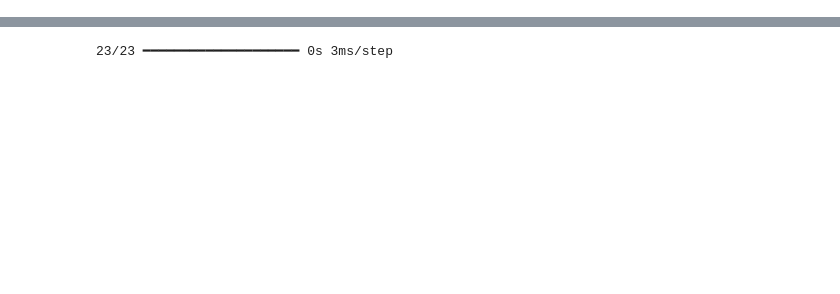
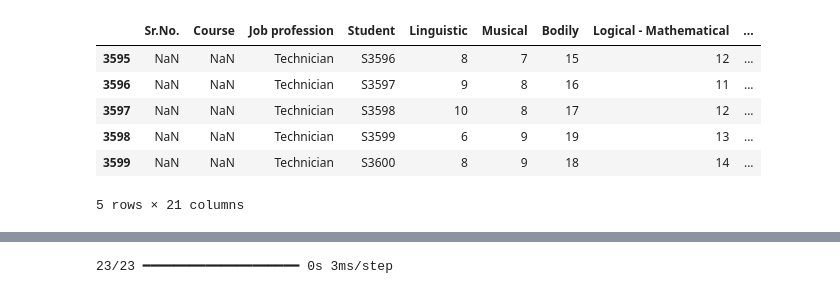
Before and after one commit to Vyshnavi262007/Student_prediction_using_ANN, a Jupyter notebook: student_prediction_microproject.ipynb, the cells around one changed output, grey strips where cells are left out. Cells and saved outputs as stored; diff of their text form; code cells hidden in the pictures; blank space fills up the shorter version.

```diff
--- a/student_prediction_microproject.ipynb
+++ b/student_prediction_microproject.ipynb
@@ -18,3 +28,13 @@ df = pd.read_excel("Dataset Project 404.xlsx", sheet_name="original")
+# %%
+df.tail()
+# %% [output]
+|  | Sr.No. | Course | Job profession | Student | Linguistic | Musical | Bodily | Logical - Mathematical | ... |
+| 3595 | NaN | NaN | Technician | S3596 | 8 | 7 | 15 | 12 | ... |
+| 3596 | NaN | NaN | Technician | S3597 | 9 | 8 | 16 | 11 | ... |
+| 3597 | NaN | NaN | Technician | S3598 | 10 | 8 | 17 | 12 | ... |
+| 3598 | NaN | NaN | Technician | S3599 | 6 | 9 | 19 | 13 | ... |
+| 3599 | NaN | NaN | Technician | S3600 | 8 | 9 | 18 | 14 | ... |
+5 rows × 21 columns
 # %%
 # 3. Select required columns
 # Input features (student academic/skill-related features)
```
Also changed, not shown: parts of 9 cells of this notebook.
